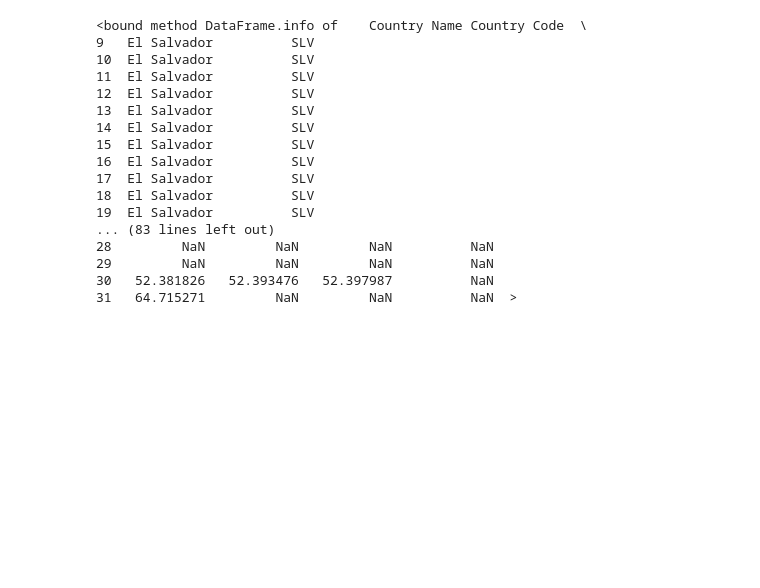
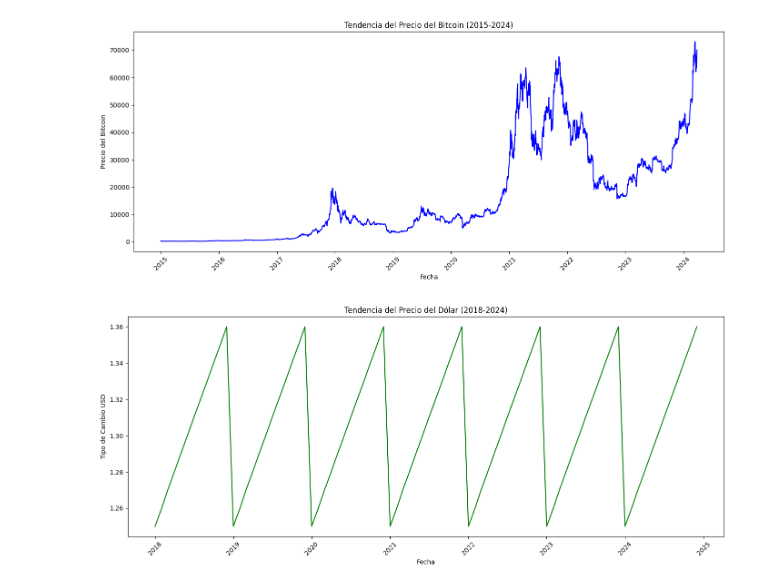
Before and after one commit to JonathanKaori/Grupo2_Seccion4, a Jupyter notebook: AnalisisProyecto.ipynb, the cells around one changed output. Saved outputs shown, nothing was run; the diff lists cells and outputs as text; code cells hidden in the pictures; blank space fills up the shorter version.

Commit message:
Cambio menor

```diff
--- a/AnalisisProyecto.ipynb
+++ b/AnalisisProyecto.ipynb
@@ -1,27 +1,36 @@
-# %%
-import pandas as pd
-DatosBitcoin = pd.read_csv("bitcoin.csv")
-DatosValorUSD = pd.read_csv("USD_Exchange_Rates_2018_2024.csv")
-DatosBancoCentral = pd.read_csv("InfoBancoCentral.csv",skiprows=4)
-DatosBancoCentral = DatosBancoCentral.drop(DatosBancoCentral.columns[4:60], axis=1)
-DatosBancoCentral = DatosBancoCentral.iloc[9:32]
-#rows_to_read = list(range(9, 14)) + list(range(15, 27)) + list(range(28, 33))
-DatosBancoCentral.info
-# %% [output]
-<bound method DataFrame.info of    Country Name Country Code  \
-9   El Salvador          SLV
-10  El Salvador          SLV
-11  El Salvador          SLV
-12  El Salvador          SLV
-13  El Salvador          SLV
-14  El Salvador          SLV
-15  El Salvador          SLV
-16  El Salvador          SLV
-17  El Salvador          SLV
-18  El Salvador          SLV
-19  El Salvador          SLV
-... (83 lines left out)
-28         NaN         NaN         NaN          NaN
-29         NaN         NaN         NaN          NaN
-30   52.381826   52.393476   52.397987          NaN
-31   64.715271         NaN         NaN          NaN  >
+# %%
+import pandas as pd
+import seaborn as sns
+import matplotlib.pyplot as plt
+DatosBitcoin = pd.read_csv("bitcoin.csv")
+DatosValorUSD = pd.read_csv("USD-EUR-2105-2024.csv")
+DatosBancoCentral = pd.read_csv("InfoBancoCentral.csv",skiprows=4)
+DatosBancoCentral = DatosBancoCentral.drop(DatosBancoCentral.columns[4:59], axis=1)
+DatosBancoCentral = DatosBancoCentral.iloc[4:27]
+
+# Aseguramos que las fechas en ambos conjuntos de datos estén correctamente formateadas
+DatosBitcoin['date'] = pd.to_datetime(DatosBitcoin['date'])  # Convertir fecha a formato datetime
+DatosValorUSD['Month_Year'] = pd.to_datetime(DatosValorUSD['Month_Year'], format='%m-%Y')
+
+# Graficar precio del Bitcoin a lo largo del tiempo
+plt.figure(figsize=(14, 6))
+sns.lineplot(data=DatosBitcoin, x='date', y='price', color='blue')
+plt.title('Tendencia del Precio del Bitcoin (2015-2024)')
+plt.xlabel('Fecha')
+plt.ylabel('Precio del Bitcoin')
+plt.xticks(rotation=45)
+plt.tight_layout()
+plt.show()
+
+# Graficar precio del dólar a lo largo del tiempo
+plt.figure(figsize=(14, 6))
+sns.lineplot(data=DatosValorUSD, x='Month_Year', y='USD_Exchange_Rate', color='green')
+plt.title('Tendencia del Precio del Dólar (2018-2024)')
+plt.xlabel('Fecha')
+plt.ylabel('Tipo de Cambio USD')
+plt.xticks(rotation=45)
+plt.tight_layout()
+plt.show()
+# %% [output]
+[figure, added]
+[figure, added]
```
